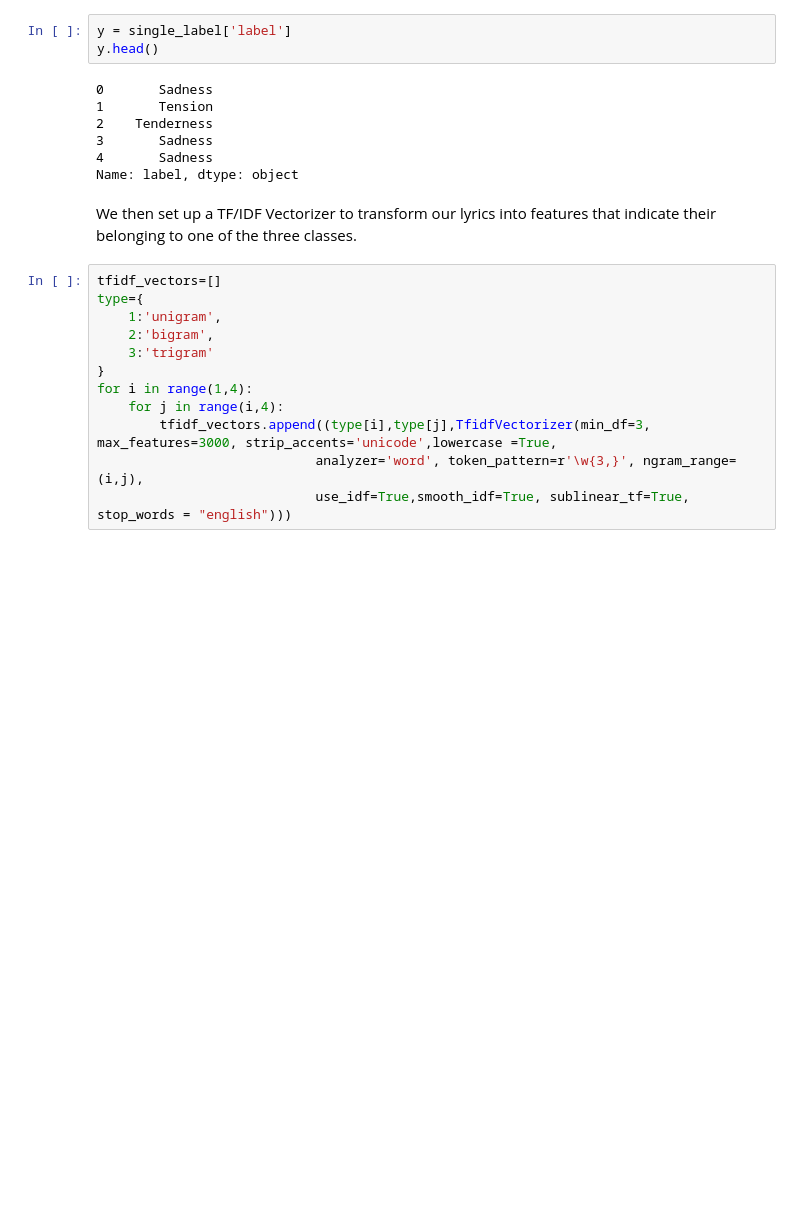
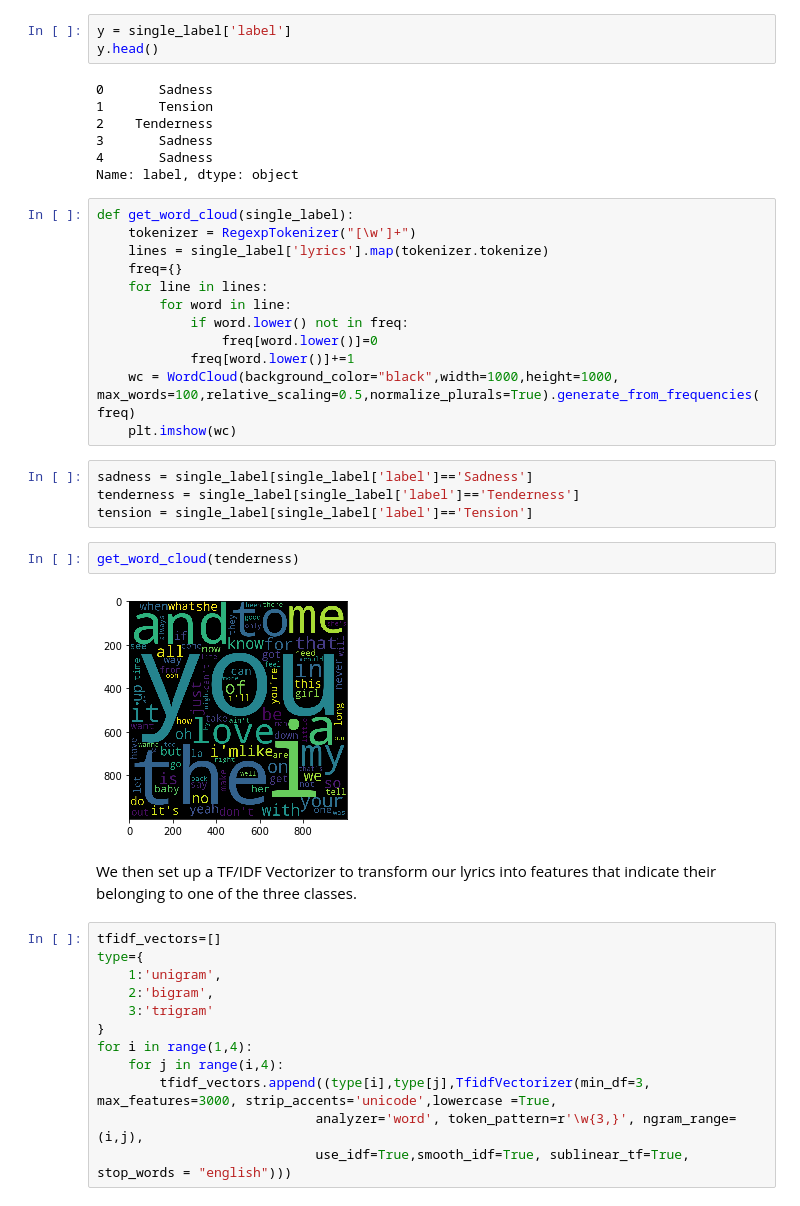
Before and after one commit to raviabhiram/mood-classification-with-lyrics, a Jupyter notebook: Lyrics Emotions Project.ipynb, the cells around one changed output. Cells and saved outputs as stored; diff of their text form; blank space fills up the shorter version.

Commit message:
Added word clouds

```diff
--- a/Lyrics Emotions Project.ipynb
+++ b/Lyrics Emotions Project.ipynb
@@ -79,6 +84,26 @@ y.head()
 3       Sadness
 4       Sadness
 Name: label, dtype: object
+# %%
+def get_word_cloud(single_label):
+    tokenizer = RegexpTokenizer("[\w']+")
+    lines = single_label['lyrics'].map(tokenizer.tokenize)
+    freq={}
+    for line in lines:
+        for word in line:
+            if word.lower() not in freq:
+                freq[word.lower()]=0
+            freq[word.lower()]+=1
+    wc = WordCloud(background_color="black",width=1000,height=1000, max_words=100,relative_scaling=0.5,normalize_plurals=True).generate_from_frequencies(freq)
+    plt.imshow(wc)
+# %%
+sadness = single_label[single_label['label']=='Sadness']
+tenderness = single_label[single_label['label']=='Tenderness']
+tension = single_label[single_label['label']=='Tension']
+# %%
+get_word_cloud(tenderness)
+# %% [output]
+[figure, added]
 # %% [markdown]
 We then set up a TF/IDF Vectorizer to transform our lyrics into features that indicate their belonging to one of the three classes.
 # %%
```
Also changed, not shown: parts of 1 cell of this notebook, 7 other files.
